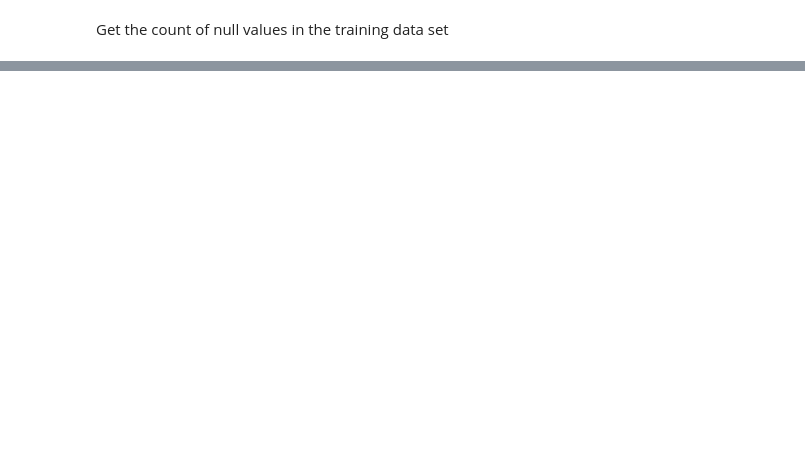
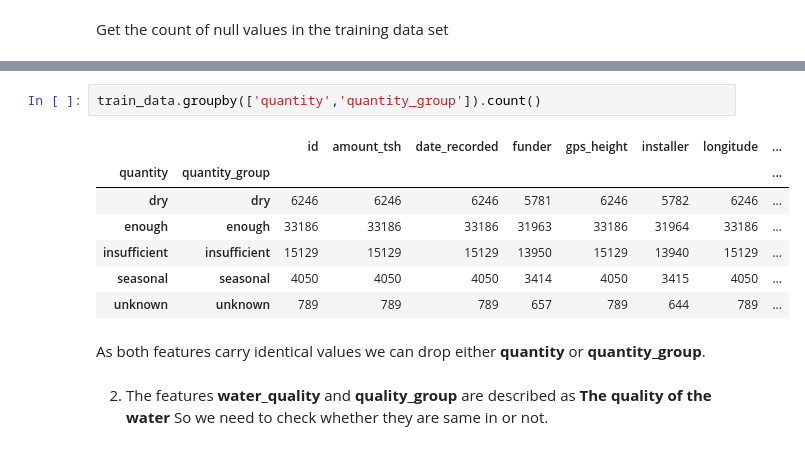
Before and after one commit to trajinthan/pump-it-up-data-mining, a Jupyter notebook: pumb_it_up.ipynb, the cells around one changed output, grey strips where cells are left out. Cells and saved outputs as stored; diff of their text form; blank space fills up the shorter version.

```diff
--- a/pumb_it_up.ipynb
+++ b/pumb_it_up.ipynb
@@ -46,0 +130,14 @@ train_data.isnull().sum()
+# %%
+train_data.groupby(['quantity','quantity_group']).count()
+# %% [output]
+|  |  | id | amount_tsh | date_recorded | funder | gps_height | installer | longitude | ... |
+| quantity | quantity_group |  |  |  |  |  |  |  | ... |
+| dry | dry | 6246 | 6246 | 6246 | 5781 | 6246 | 5782 | 6246 | ... |
+| enough | enough | 33186 | 33186 | 33186 | 31963 | 33186 | 31964 | 33186 | ... |
+| insufficient | insufficient | 15129 | 15129 | 15129 | 13950 | 15129 | 13940 | 15129 | ... |
+| seasonal | seasonal | 4050 | 4050 | 4050 | 3414 | 4050 | 3415 | 4050 | ... |
+| unknown | unknown | 789 | 789 | 789 | 657 | 789 | 644 | 789 | ... |
+# %% [markdown]
+As both features carry identical values we can drop either **quantity** or **quantity_group**.
+# %% [markdown]
+2. The features **water_quality** and **quality_group** are described as **The quality of the water** So we need to check whether they are same in or not.
```
Also changed, not shown: parts of 23 cells of this notebook.
